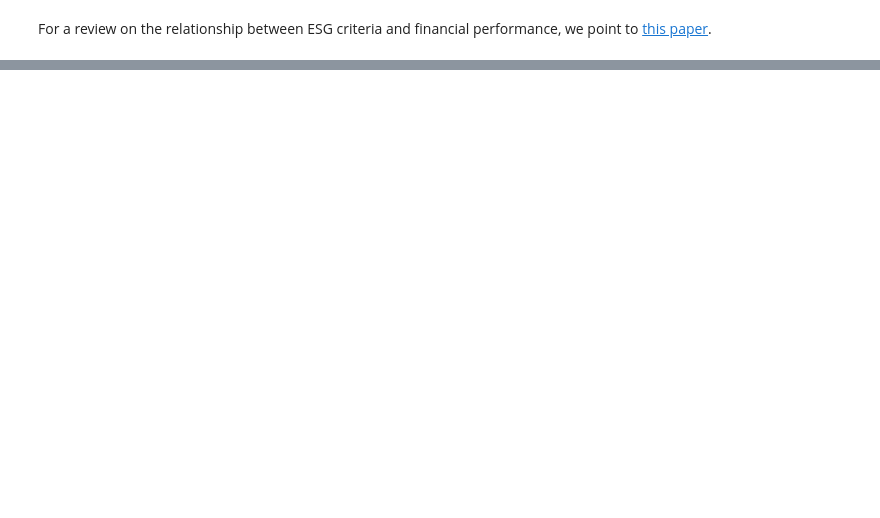
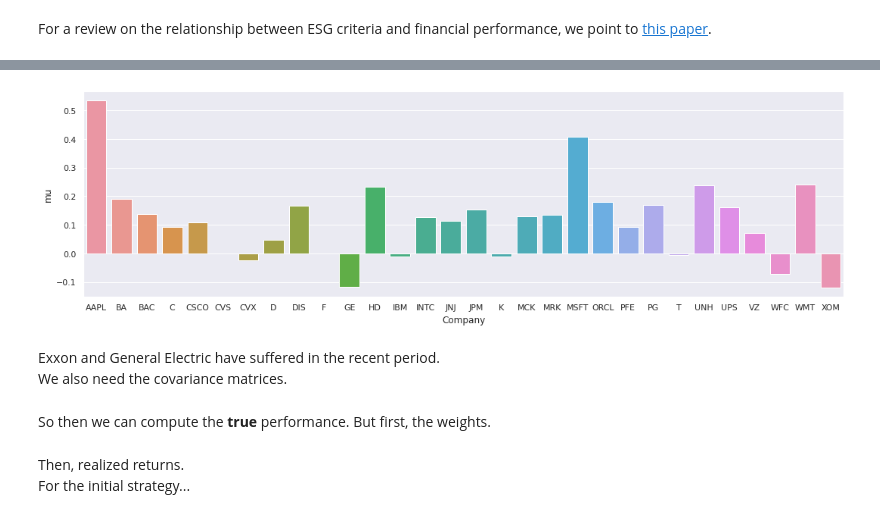
Before and after one commit to shokru/carbon_emissions, a Jupyter notebook: carbon_portfolios.ipynb, the cells around one changed output, grey strips where cells are left out. Cells and saved outputs as stored; diff of their text form; code cells hidden in the pictures; blank space fills up the shorter version.

```diff
--- a/carbon_portfolios.ipynb
+++ b/carbon_portfolios.ipynb
@@ -281,0 +303,8 @@ For a review on the relationship between ESG criteria and financial performance,
+# %%
+mu_vector_in = data.query('Year < 2017').pivot_table(index = 'Company', values = 'Return', aggfunc = 'mean')
+mu_vector_out = data.query('Year >= 2017').pivot_table(index = 'Company', values = 'Return', aggfunc = 'mean')
+# %%
+sns.barplot(data = pd.DataFrame({'Company' : data['Company'].unique(),
+                                 'mu' : mu_vector_in['Return']}),
+            x = 'Company', y = 'mu')
+sns.set(rc={'figure.figsize':(18,5)})
@@ -281,0 +313,10 @@ For a review on the relationship between ESG criteria and financial performance,
+# %%
+sns.barplot(data = pd.DataFrame({'Company' : data['Company'].unique(),
+                                 'mu' : mu_vector_out['Return']}),
+            x = 'Company', y = 'mu')
+sns.set(rc={'figure.figsize':(18,5)})
+# %% [output]
+[figure, added]
+# %% [markdown]
+Exxon and General Electric have suffered in the recent period.
+We also need the covariance matrices.
@@ -281,0 +326,3 @@ For a review on the relationship between ESG criteria and financial performance,
+# %% [markdown]
+So then we can compute the **true** performance.
+But first, the weights.
@@ -281,0 +338,3 @@ For a review on the relationship between ESG criteria and financial performance,
+# %% [markdown]
+Then, realized returns.
+For the initial strategy...
```
Also changed, not shown: parts of 27 cells of this notebook.
